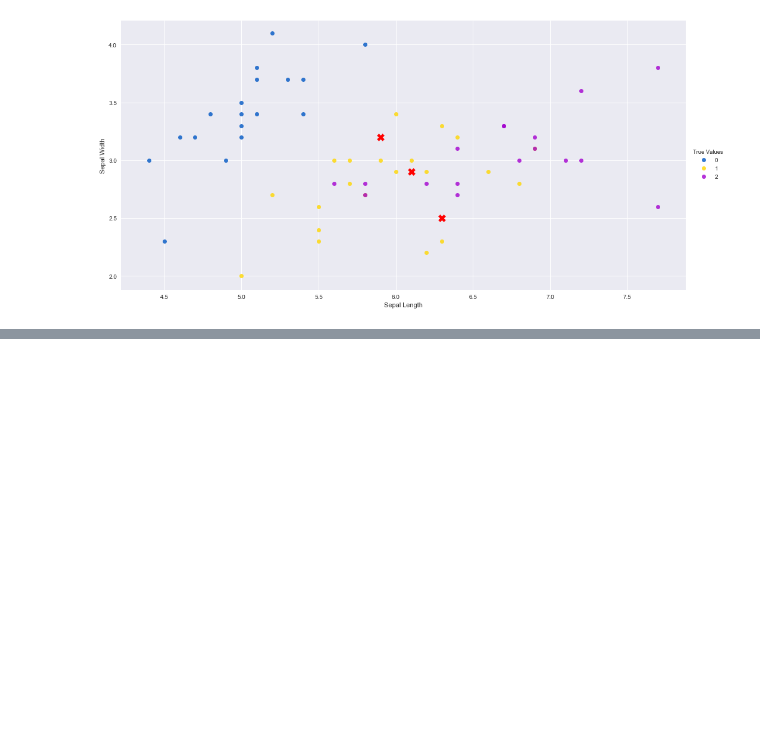
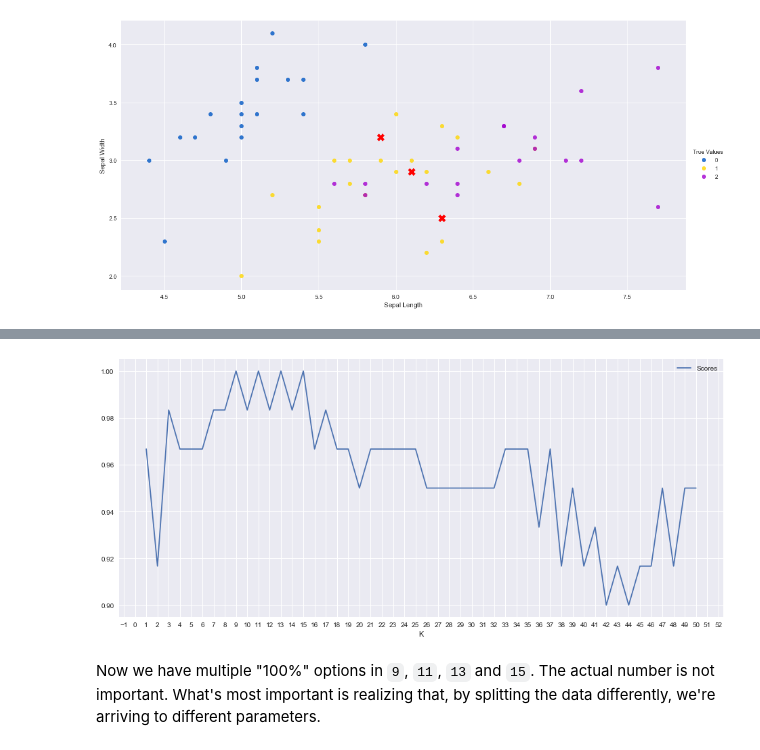
Before and after one commit to snyderjamie/ds-class-8-classification, a Jupyter notebook: 1. Classification Overview.ipynb, the cells around one changed output, grey strips where cells are left out. Cells and saved outputs as stored; diff of their text form; code cells hidden in the pictures; blank space fills up the shorter version.

```diff
--- a/1. Classification Overview.ipynb
+++ b/1. Classification Overview.ipynb
@@ -177,0 +219,9 @@ plt.scatter(misses['Sepal Length'].values, misses['Sepal Width'].values, marker=
+# %%
+X_train, X_test, y_train, y_test = train_test_split(
+    iris.data,
+    iris.target,
+    test_size=0.4, random_state=5)
+# %%
+knn = KNeighborsClassifier(n_neighbors=6)
+knn.fit(X_train, y_train)
+knn.score(X_test, y_test)
@@ -177,0 +232,13 @@ plt.scatter(misses['Sepal Length'].values, misses['Sepal Width'].values, marker=
+# %%
+k_values = np.arange(1, 51)
+scores = []
+for k in k_values:
+    knn = KNeighborsClassifier(n_neighbors=k)
+    knn.fit(X_train, y_train)
+    scores.append(knn.score(X_test, y_test))
+# %%
+results = pd.DataFrame({
+    'K': k_values,
+    'Scores': scores
+})
+results.head()
@@ -177,0 +252,7 @@ plt.scatter(misses['Sepal Length'].values, misses['Sepal Width'].values, marker=
+# %%
+ax = results.plot(x='K', y='Scores', figsize=(16, 7), x_compat=True)
+ax.xaxis.set_major_locator(plticker.MultipleLocator(base=1.0))
+# %% [output]
+[figure, added]
+# %% [markdown]
+Now we have multiple "100%" options in `9`, `11`, `13` and `15`. The actual number is not important. What's most important is realizing that, by splitting the data differently, we're arriving to different parameters.
```
Also changed, not shown: parts of 34 cells of this notebook.
